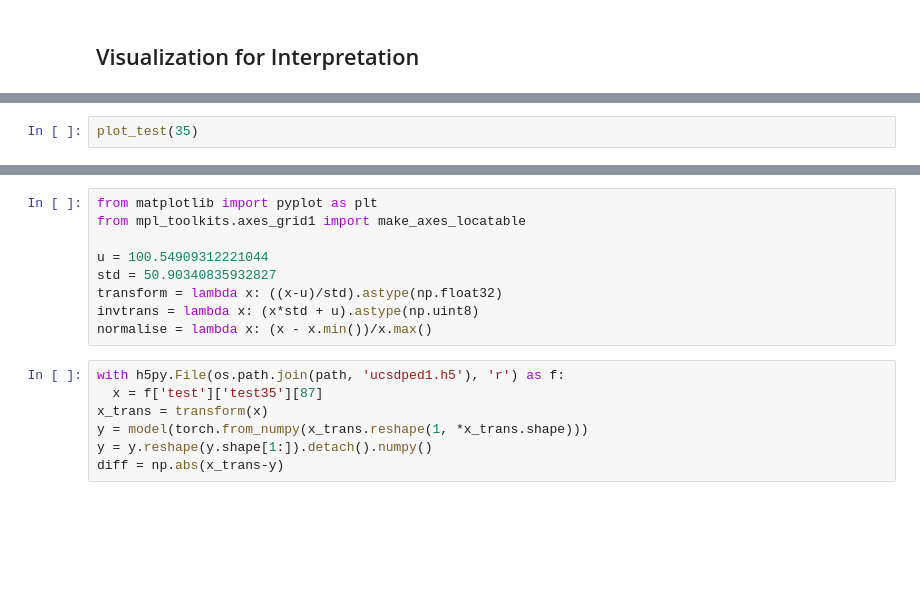
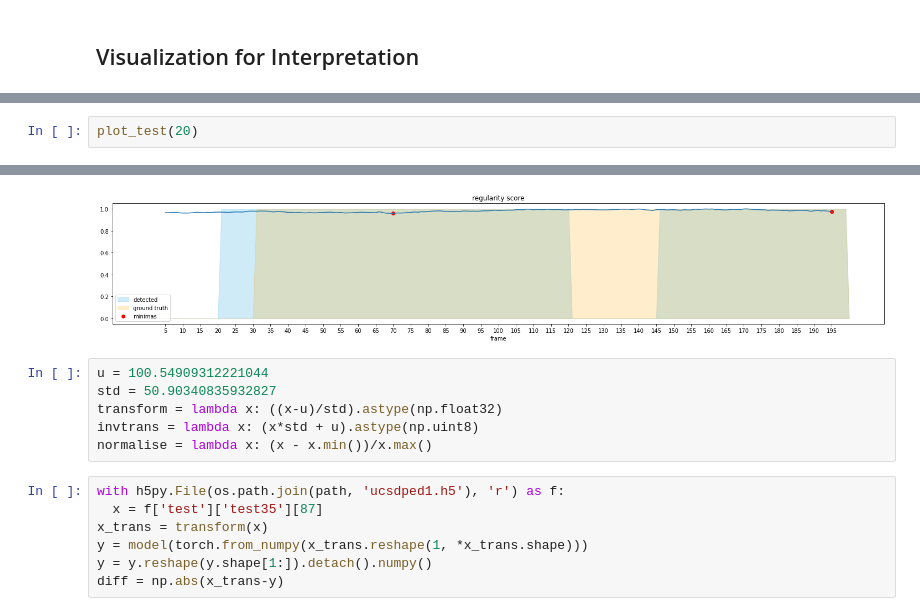
Before and after one commit to aneeshnema/unusual-activity-detection, a Jupyter notebook: notebook.ipynb, the cells around one changed output, grey strips where cells are left out. Saved outputs shown, nothing was run; the diff lists cells and outputs as text; blank space fills up the shorter version.

```diff
--- a/notebook.ipynb
+++ b/notebook.ipynb
@@ -593,3 +551,3 @@ def plot_test(i):
 # %%
-plot_test(35)
+plot_test(20)
 # %% [output]
@@ -597,7 +554,5 @@ plot_test(35)
+[figure, added]
 # %%
-from matplotlib import pyplot as plt
-from mpl_toolkits.axes_grid1 import make_axes_locatable
-
 u = 100.54909312221044
 std = 50.90340835932827
 transform = lambda x: ((x-u)/std).astype(np.float32)
```
Also changed, not shown: parts of 8 cells of this notebook.
